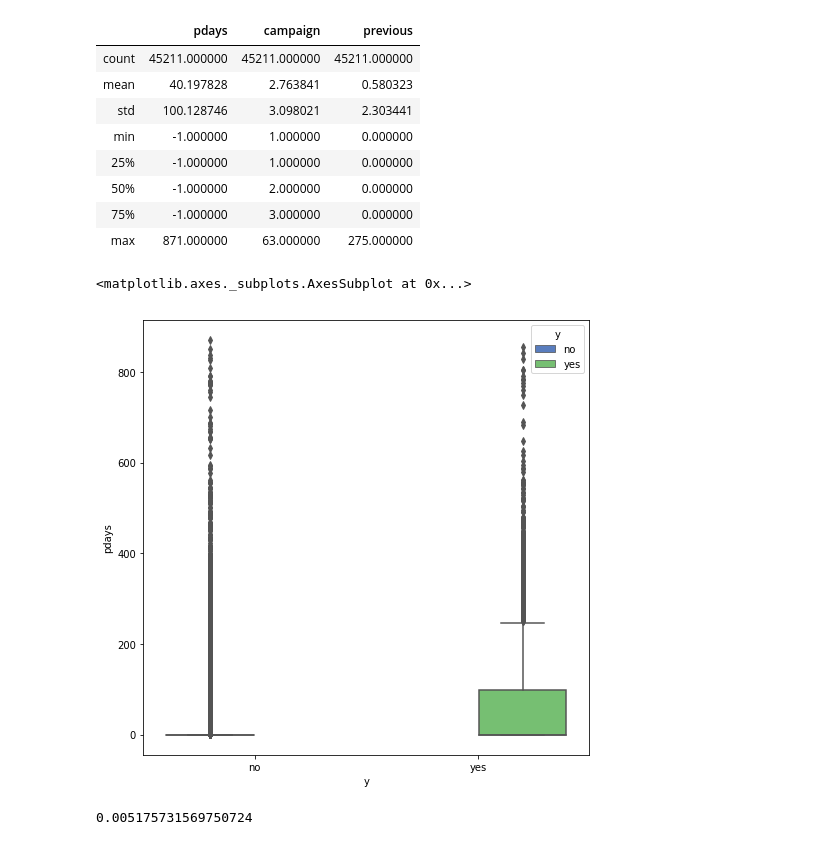
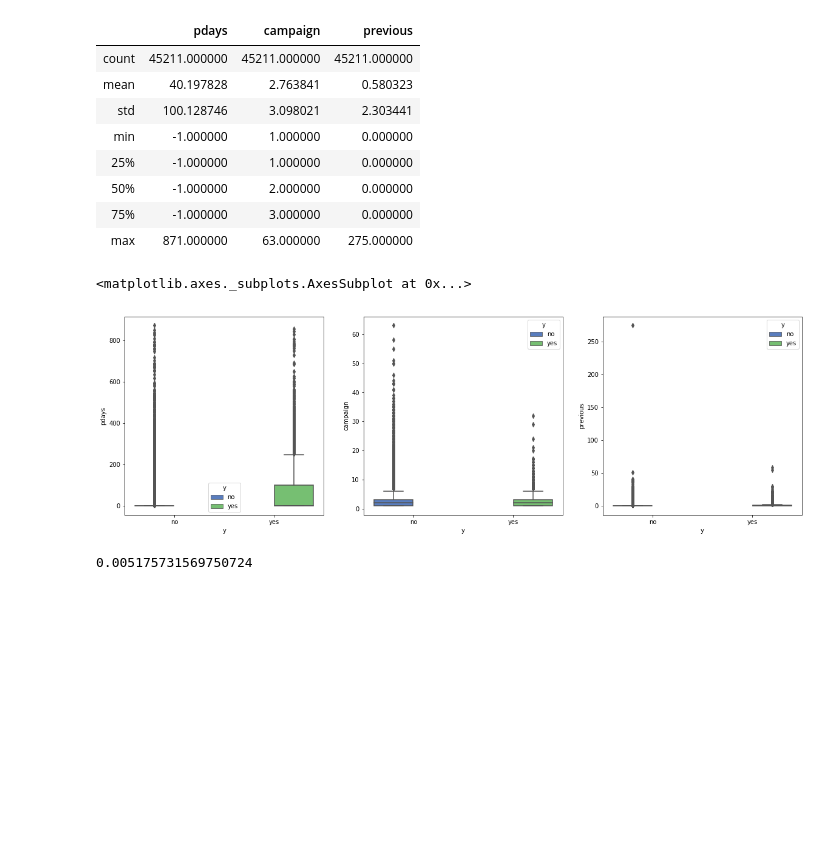
Before and after one commit to Apiao-1/BankMarketing, a Jupyter notebook: ExploratoryDataAnalysis(EDA).ipynb, the cells around one changed output. Cells and saved outputs as stored; diff of their text form; code cells hidden in the pictures; blank space fills up the shorter version.

```diff
--- a/ExploratoryDataAnalysis(EDA).ipynb
+++ b/ExploratoryDataAnalysis(EDA).ipynb
@@ -186,12 +186,17 @@ train[['pdays', 'campaign', 'previous']].describe()
 | 50% | -1.000000 | 2.000000 | 0.000000 |
 | 75% | -1.000000 | 3.000000 | 0.000000 |
 | max | 871.000000 | 63.000000 | 275.000000 |
-# %%
-plt.figure(figsize=[8,8])
-sns.boxplot(x="y", y="pdays", hue="y",data=train, palette="muted")
-# %% [output]
-<matplotlib.axes._subplots.AxesSubplot at 0x...>
-[figure, removed]
+# %%
+plt.figure(figsize=[20,6])
+plt.subplot(131)
+sns.boxplot(x="y", y="pdays", hue="y",data=train, palette="muted")
+plt.subplot(132)
+sns.boxplot(x="y", y="campaign", hue="y",data=train, palette="muted")
+plt.subplot(133)
+sns.boxplot(x="y", y="previous", hue="y",data=train, palette="muted")
+# %% [output]
+<matplotlib.axes._subplots.AxesSubplot at 0x...>
+[figure, added]
 # %%
 # Percentage of 'pdays' values above 400:
 len (train[train['pdays'] > 400] ) / len(train)
```
Also changed, not shown: parts of 2 cells of this notebook, 1 other file.
